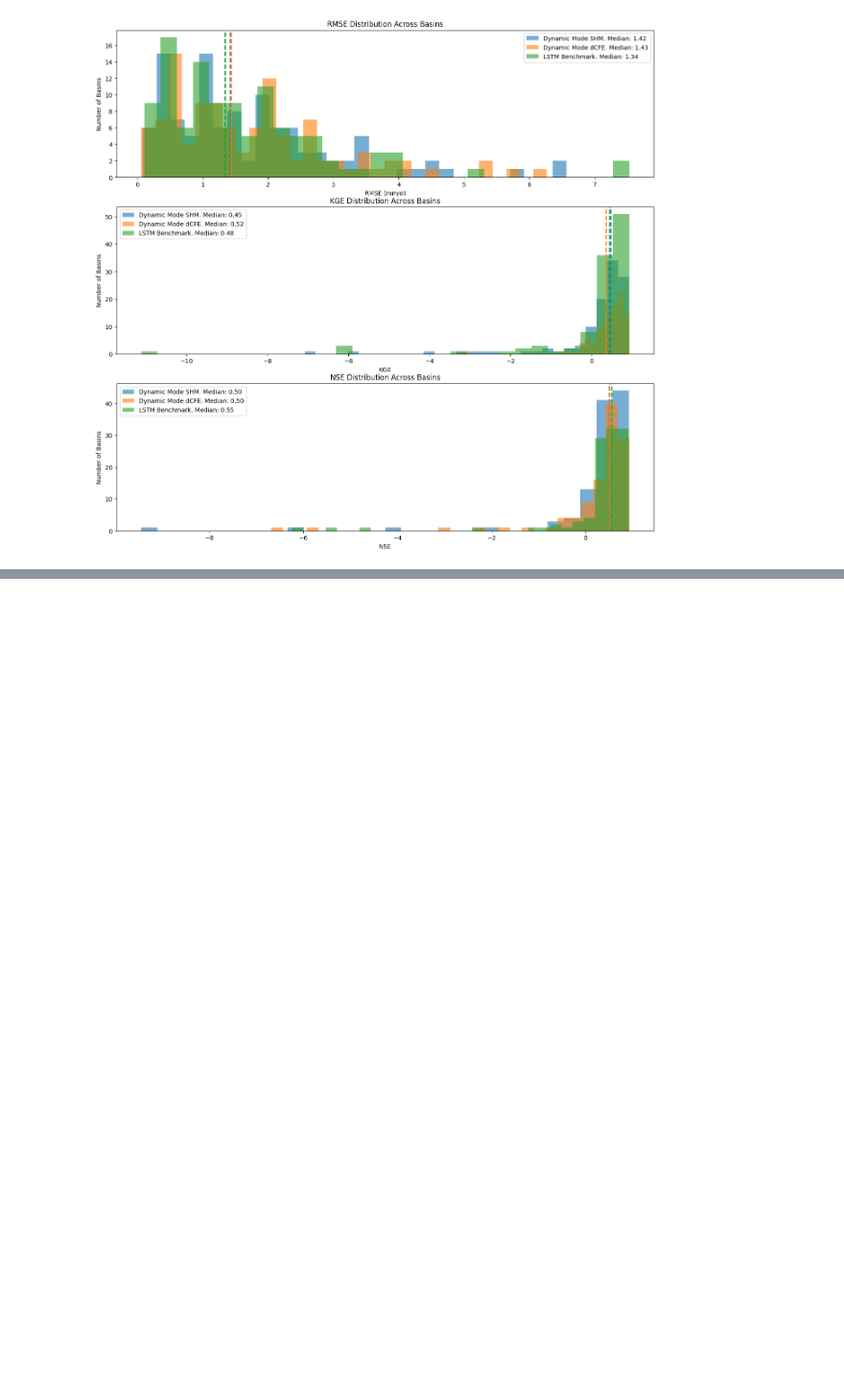
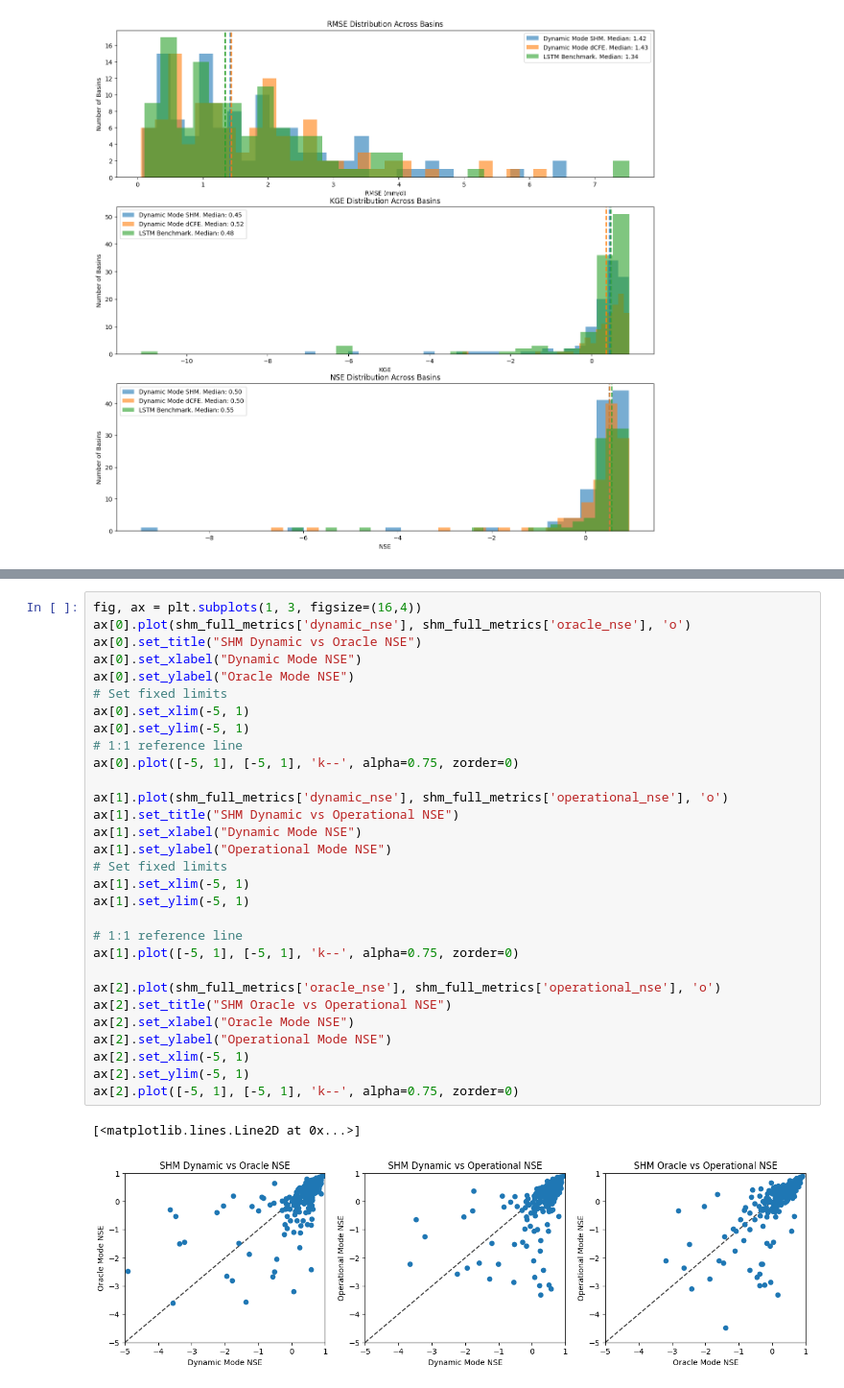
Before and after one commit to mines-ciroh/neuralhydrology-dcfe, a Jupyter notebook: examples/07-DCFE/Manuscript_Material.ipynb, the cells around one changed output, grey strips where cells are left out. Shown at 96% size. Drawn from its saved outputs; the diff is of its cells as text; blank space fills up the shorter version.

```diff
--- a/examples/07-DCFE/Manuscript_Material.ipynb
+++ b/examples/07-DCFE/Manuscript_Material.ipynb
@@ -1011,0 +1158,33 @@ ax[2].legend()
+# %%
+fig, ax = plt.subplots(1, 3, figsize=(16,4))
+ax[0].plot(shm_full_metrics['dynamic_nse'], shm_full_metrics['oracle_nse'], 'o')
+ax[0].set_title("SHM Dynamic vs Oracle NSE")
+ax[0].set_xlabel("Dynamic Mode NSE")
+ax[0].set_ylabel("Oracle Mode NSE")
+# Set fixed limits
+ax[0].set_xlim(-5, 1)
+ax[0].set_ylim(-5, 1)
+# 1:1 reference line
+ax[0].plot([-5, 1], [-5, 1], 'k--', alpha=0.75, zorder=0)
+
+ax[1].plot(shm_full_metrics['dynamic_nse'], shm_full_metrics['operational_nse'], 'o')
+ax[1].set_title("SHM Dynamic vs Operational NSE")
+ax[1].set_xlabel("Dynamic Mode NSE")
+ax[1].set_ylabel("Operational Mode NSE")
+# Set fixed limits
+ax[1].set_xlim(-5, 1)
+ax[1].set_ylim(-5, 1)
+
+# 1:1 reference line
+ax[1].plot([-5, 1], [-5, 1], 'k--', alpha=0.75, zorder=0)
+
+ax[2].plot(shm_full_metrics['oracle_nse'], shm_full_metrics['operational_nse'], 'o')
+ax[2].set_title("SHM Oracle vs Operational NSE")
+ax[2].set_xlabel("Oracle Mode NSE")
+ax[2].set_ylabel("Operational Mode NSE")
+ax[2].set_xlim(-5, 1)
+ax[2].set_ylim(-5, 1)
+ax[2].plot([-5, 1], [-5, 1], 'k--', alpha=0.75, zorder=0)
+# %% [output]
+[<matplotlib.lines.Line2D at 0x...>]
+[figure, added]
```
Also changed, not shown: parts of 6 cells of this notebook, 3 other files.
